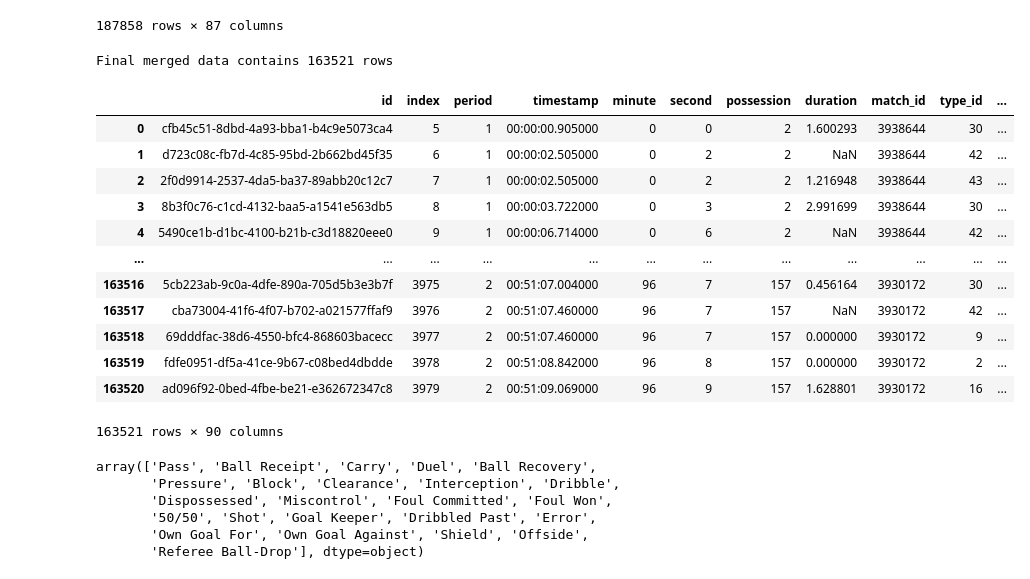
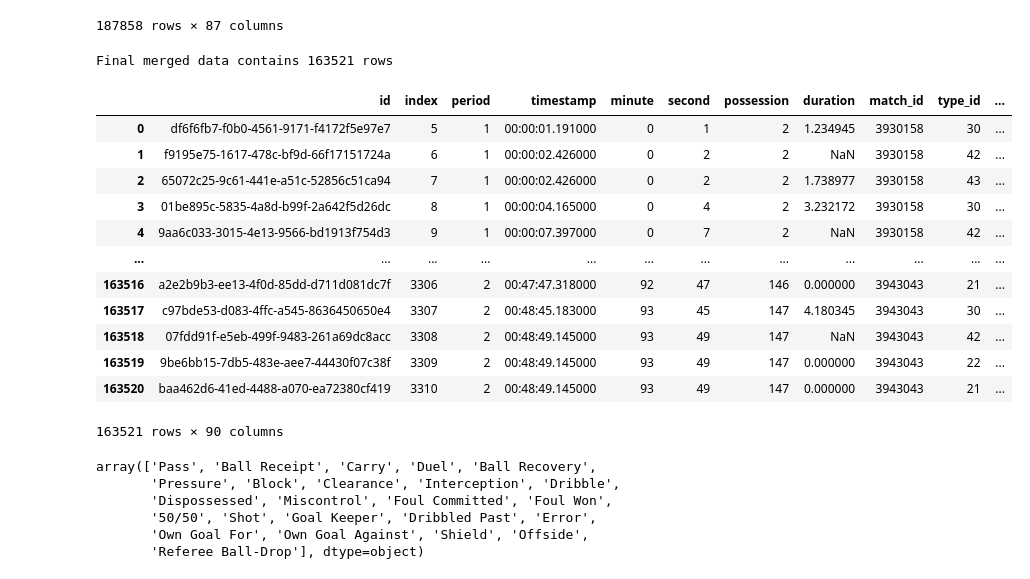
Before and after one commit to FHaddad99/360-Analysis, a Jupyter notebook: Adding EPV to Pitch Control.ipynb, the cells around one changed output. Drawn from its saved outputs; the diff is of its cells as text; code cells hidden in the pictures.

```diff
--- a/Adding EPV to Pitch Control.ipynb
+++ b/Adding EPV to Pitch Control.ipynb
@@ -90,7 +90,7 @@ final_event_data
 187858 rows × 87 columns
 # %%
 # Path to the directory containing 360 JSON files
-path_to_360_files = '/Users/fadihaddad/Documents/GitHub/open-data/data/three-sixty/'
+path_to_360_files = r'C:\Users\PC\OneDrive\Documents\GitHub\open-data\data\three-sixty'
 
                     #PC file path
                     #r'C:\Users\PC\OneDrive\Documents\GitHub\open-data\data\three-sixty'
@@ -108,44 +108,44 @@ for file_name in os.listdir(path_to_360_files):
             # Load the 360 JSON file
             with open(os.path.join(path_to_360_files, file_name), 'r') as file:
                 df_360 = pd.json_normalize(json.load(file))
 
             # Merge with event data
             merged_data = pd.merge(left=final_event_data, right=df_360, left_on='id', right_on='event_uuid', how='left')
 
             # Exclude rows where 'freeze_frame' is NaN after the merge
             merged_data_filtered = merged_data[merged_data['freeze_frame'].notna()]
 
             # Append the filtered merged DataFrame to the list
             merged_data_list.append(merged_data_filtered)
         except json.JSONDecodeError as e:
             continue  # Skip this file and continue with the next one
 
 # Concatenate all merged DataFrames into a single DataFrame
 if merged_data_list:
     final_merged_data = pd.concat(merged_data_list, ignore_index=True)
     print(f"Final merged data contains {len(final_merged_data)} rows")
 else:
     final_merged_data = pd.DataFrame()  # Handle case where no data was merged
     print("No data was merged.")
 
 # Inspect the merged DataFrame
 #print(final_merged_data.head())
 
 final_merged_data
 # %% [output]
 Final merged data contains 163521 rows
 |  | id | index | period | timestamp | minute | second | possession | duration | match_id | type_id | ... |
-| 0 | cfb45c51-8dbd-4a93-bba1-b4c9e5073ca4 | 5 | 1 | 00:00:00.905000 | 0 | 0 | 2 | 1.600293 | 3938644 | 30 | ... |
-| 1 | d723c08c-fb7d-4c85-95bd-2b662bd45f35 | 6 | 1 | 00:00:02.505000 | 0 | 2 | 2 | NaN | 3938644 | 42 | ... |
-| 2 | 2f0d9914-2537-4da5-ba37-89abb20c12c7 | 7 | 1 | 00:00:02.505000 | 0 | 2 | 2 | 1.216948 | 3938644 | 43 | ... |
-| 3 | 8b3f0c76-c1cd-4132-baa5-a1541e563db5 | 8 | 1 | 00:00:03.722000 | 0 | 3 | 2 | 2.991699 | 3938644 | 30 | ... |
-| 4 | 5490ce1b-d1bc-4100-b21b-c3d18820eee0 | 9 | 1 | 00:00:06.714000 | 0 | 6 | 2 | NaN | 3938644 | 42 | ... |
+| 0 | df6f6fb7-f0b0-4561-9171-f4172f5e97e7 | 5 | 1 | 00:00:01.191000 | 0 | 1 | 2 | 1.234945 | 3930158 | 30 | ... |
+| 1 | f9195e75-1617-478c-bf9d-66f17151724a | 6 | 1 | 00:00:02.426000 | 0 | 2 | 2 | NaN | 3930158 | 42 | ... |
+| 2 | 65072c25-9c61-441e-a51c-52856c51ca94 | 7 | 1 | 00:00:02.426000 | 0 | 2 | 2 | 1.738977 | 3930158 | 43 | ... |
+| 3 | 01be895c-5835-4a8d-b99f-2a642f5d26dc | 8 | 1 | 00:00:04.165000 | 0 | 4 | 2 | 3.232172 | 3930158 | 30 | ... |
+| 4 | 9aa6c033-3015-4e13-9566-bd1913f754d3 | 9 | 1 | 00:00:07.397000 | 0 | 7 | 2 | NaN | 3930158 | 42 | ... |
 | ... | ... | ... | ... | ... | ... | ... | ... | ... | ... | ... | ... |
-| 163516 | 5cb223ab-9c0a-4dfe-890a-705d5b3e3b7f | 3975 | 2 | 00:51:07.004000 | 96 | 7 | 157 | 0.456164 | 3930172 | 30 | ... |
-| 163517 | cba73004-41f6-4f07-b702-a021577ffaf9 | 3976 | 2 | 00:51:07.460000 | 96 | 7 | 157 | NaN | 3930172 | 42 | ... |
-| 163518 | 69dddfac-38d6-4550-bfc4-868603bacecc | 3977 | 2 | 00:51:07.460000 | 96 | 7 | 157 | 0.000000 | 3930172 | 9 | ... |
-| 163519 | fdfe0951-df5a-41ce-9b67-c08bed4dbdde | 3978 | 2 | 00:51:08.842000 | 96 | 8 | 157 | 0.000000 | 3930172 | 2 | ... |
-| 163520 | ad096f92-0bed-4fbe-be21-e362672347c8 | 3979 | 2 | 00:51:09.069000 | 96 | 9 | 157 | 1.628801 | 3930172 | 16 | ... |
+| 163516 | a2e2b9b3-ee13-4f0d-85dd-d711d081dc7f | 3306 | 2 | 00:47:47.318000 | 92 | 47 | 146 | 0.000000 | 3943043 | 21 | ... |
+| 163517 | c97bde53-d083-4ffc-a545-8636450650e4 | 3307 | 2 | 00:48:45.183000 | 93 | 45 | 147 | 4.180345 | 3943043 | 30 | ... |
+| 163518 | 07fdd91f-e5eb-499f-9483-261a69dc8acc | 3308 | 2 | 00:48:49.145000 | 93 | 49 | 147 | NaN | 3943043 | 42 | ... |
+| 163519 | 9be6bb15-7db5-483e-aee7-44430f07c38f | 3309 | 2 | 00:48:49.145000 | 93 | 49 | 147 | 0.000000 | 3943043 | 22 | ... |
+| 163520 | baa462d6-41ed-4488-a070-ea72380cf419 | 3310 | 2 | 00:48:49.145000 | 93 | 49 | 147 | 0.000000 | 3943043 | 21 | ... |
 163521 rows × 90 columns
 # %%
 final_merged_data['type_name'].unique()
```
Also changed, not shown: parts of 6 cells of this notebook.
